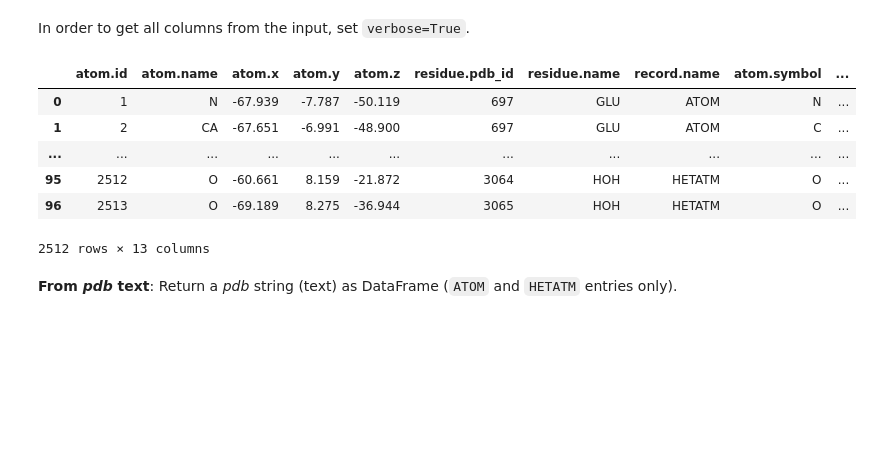
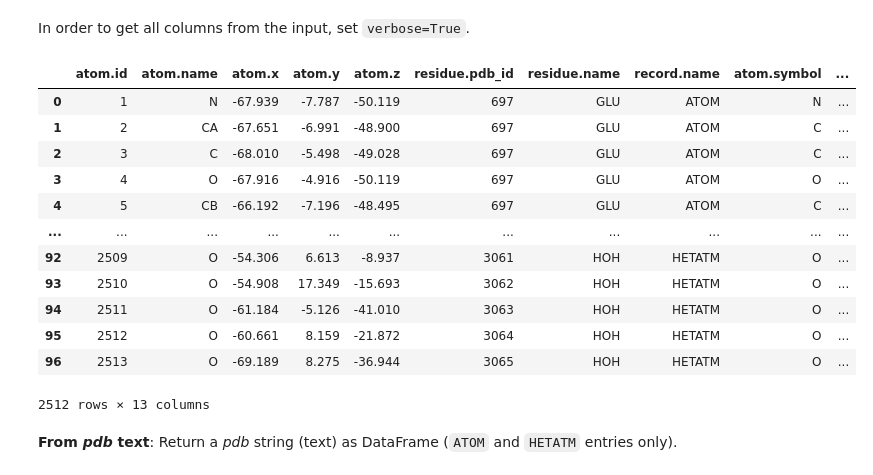
Before and after one commit to volkamerlab/opencadd, a Jupyter notebook: docs/tutorials/io.ipynb, the cells around one changed output. Drawn from its saved outputs; the diff is of its cells as text; code cells hidden in the pictures; blank space fills up the shorter version.

```diff
--- a/docs/tutorials/io.ipynb
+++ b/docs/tutorials/io.ipynb
@@ -21,4 +20,2 @@ import pandas as pd
 from rdkit.Chem import Draw
 from rdkit.Chem.Draw import IPythonConsole
-# %%
-pd.set_option("display.max_rows", 5)
@@ -133,12 +168,18 @@ pdb_to_df.from_file(DATA_PATH / "2itz.pdb")
 # %% [markdown]
 In order to get all columns from the input, set `verbose=True`.
 # %%
-pdb_to_df.from_file(DATA_PATH / "2itz.pdb", verbose=True)
+oc.DataFrame.from_file(DATA_PATH / "2itz.pdb", verbose=True)
 # %% [output]
 |  | atom.id | atom.name | atom.x | atom.y | atom.z | residue.pdb_id | residue.name | record.name | atom.symbol | ... |
 | 0 | 1 | N | -67.939 | -7.787 | -50.119 | 697 | GLU | ATOM | N | ... |
 | 1 | 2 | CA | -67.651 | -6.991 | -48.900 | 697 | GLU | ATOM | C | ... |
+| 2 | 3 | C | -68.010 | -5.498 | -49.028 | 697 | GLU | ATOM | C | ... |
+| 3 | 4 | O | -67.916 | -4.916 | -50.119 | 697 | GLU | ATOM | O | ... |
+| 4 | 5 | CB | -66.192 | -7.196 | -48.495 | 697 | GLU | ATOM | C | ... |
 | ... | ... | ... | ... | ... | ... | ... | ... | ... | ... | ... |
+| 92 | 2509 | O | -54.306 | 6.613 | -8.937 | 3061 | HOH | HETATM | O | ... |
+| 93 | 2510 | O | -54.908 | 17.349 | -15.693 | 3062 | HOH | HETATM | O | ... |
+| 94 | 2511 | O | -61.184 | -5.126 | -41.010 | 3063 | HOH | HETATM | O | ... |
 | 95 | 2512 | O | -60.661 | 8.159 | -21.872 | 3064 | HOH | HETATM | O | ... |
 | 96 | 2513 | O | -69.189 | 8.275 | -36.944 | 3065 | HOH | HETATM | O | ... |
 2512 rows × 13 columns
```
Also changed, not shown: parts of 24 cells of this notebook, 5 other files.
